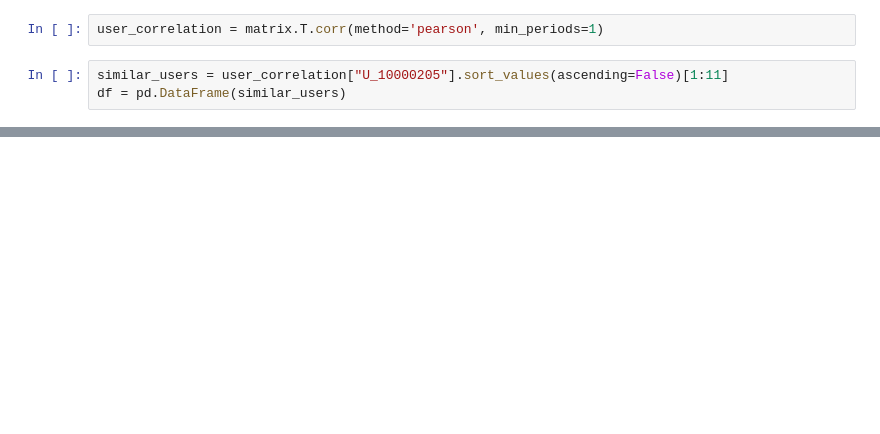
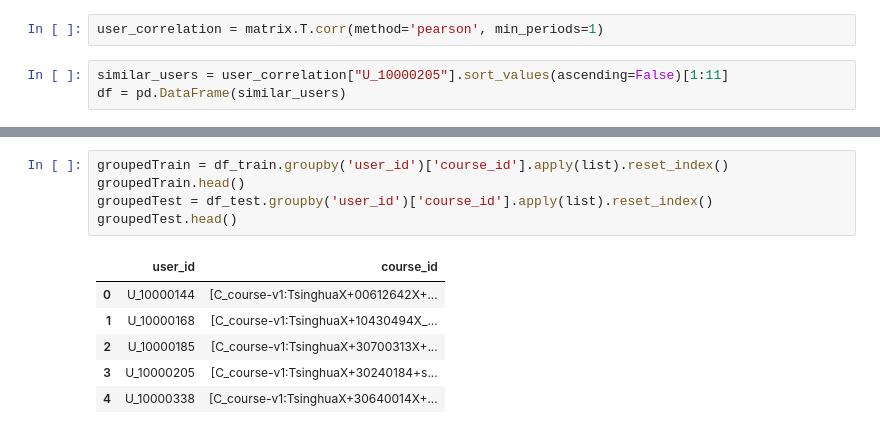
Before and after one commit to SantiagoPardo726/Tesis, a Jupyter notebook: notebooks/cf.ipynb, the cells around one changed output, grey strips where cells are left out. Cells and saved outputs as stored; diff of their text form; blank space fills up the shorter version.

```diff
--- a/notebooks/cf.ipynb
+++ b/notebooks/cf.ipynb
@@ -94,0 +99,12 @@ U_22772
+# %%
+groupedTrain = df_train.groupby('user_id')['course_id'].apply(list).reset_index()
+groupedTrain.head()
+groupedTest = df_test.groupby('user_id')['course_id'].apply(list).reset_index()
+groupedTest.head()
+# %% [output]
+|  | user_id | course_id |
+| 0 | U_10000144 | [C_course-v1:TsinghuaX+00612642X+... |
+| 1 | U_10000168 | [C_course-v1:TsinghuaX+10430494X_... |
+| 2 | U_10000185 | [C_course-v1:TsinghuaX+30700313X+... |
+| 3 | U_10000205 | [C_course-v1:TsinghuaX+30240184+s... |
+| 4 | U_10000338 | [C_course-v1:TsinghuaX+30640014X+... |
```
Also changed, not shown: parts of 15 cells of this notebook, 3 other files.
